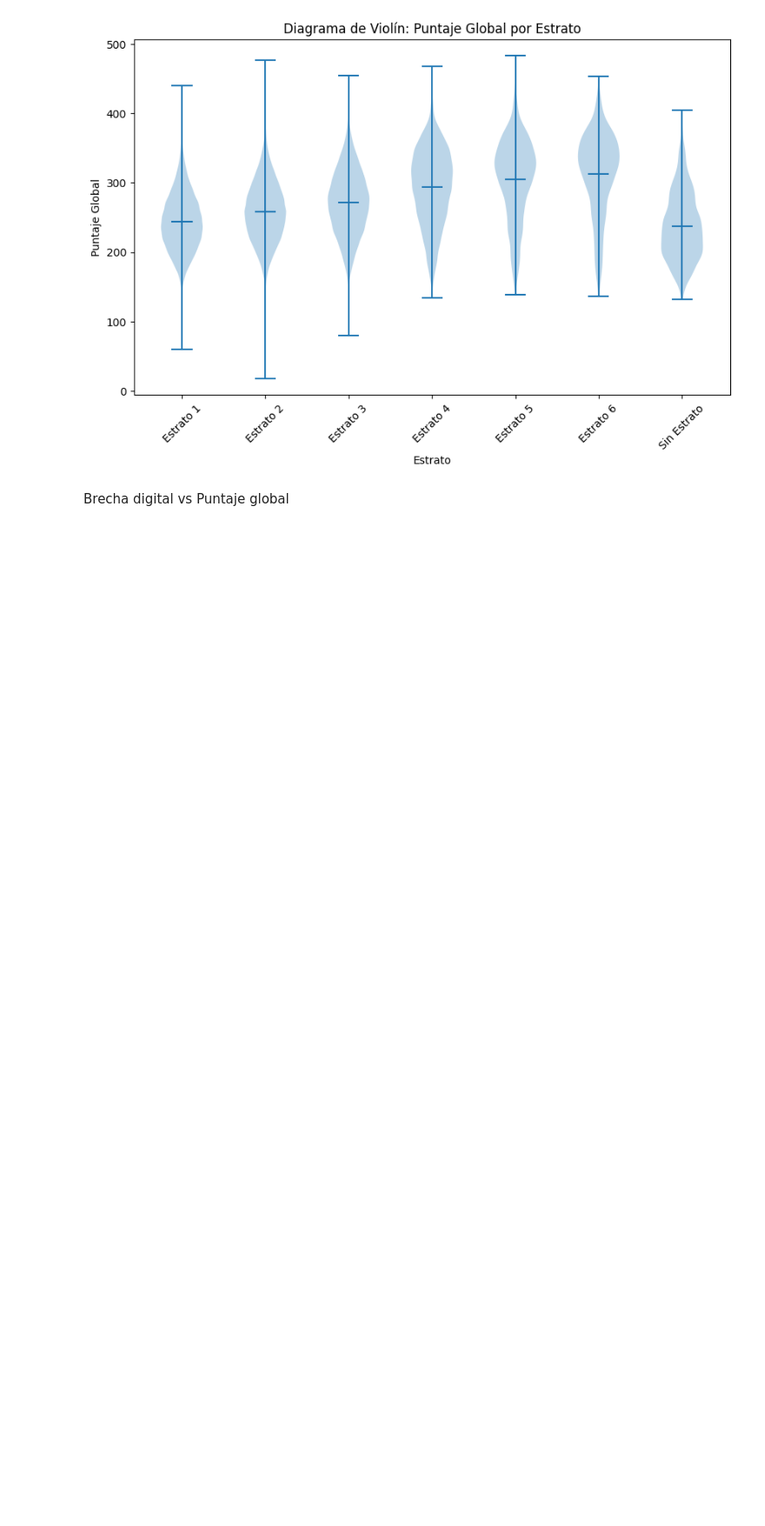
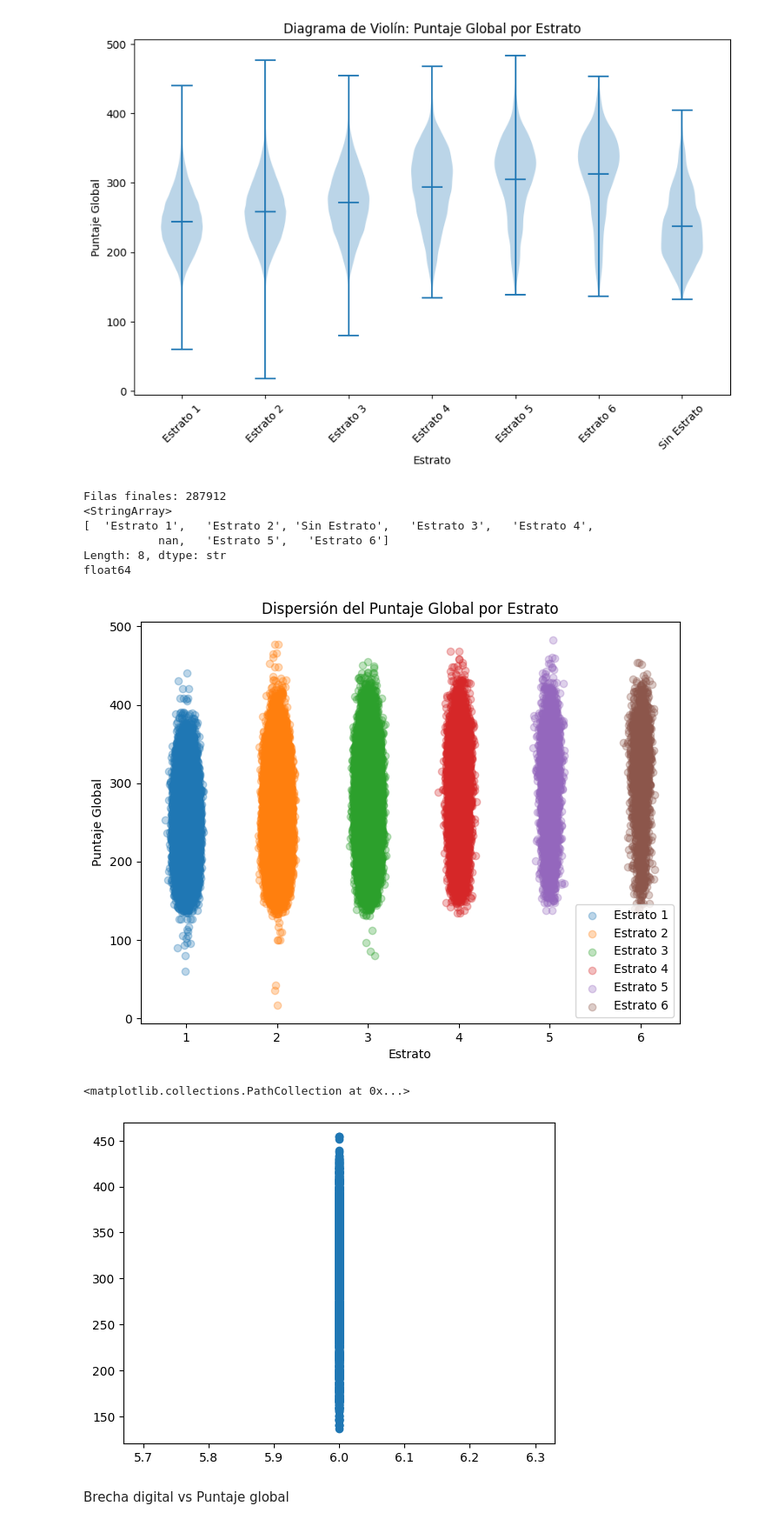
Before and after one commit to isabellagomez2003-sys/Proyecto-1, a Jupyter notebook: pregunta2(Dani).ipynb, the cells around one changed output. Shown at 87% size. Saved outputs shown, nothing was run; the diff lists cells and outputs as text; code cells hidden in the pictures; blank space fills up the shorter version.

```diff
--- a/pregunta2(Dani).ipynb
+++ b/pregunta2(Dani).ipynb
@@ -347,6 +352,67 @@ plt.ylabel("Puntaje Global")
 plt.show()
 # %% [output]
 [figure]
+# %%
+df_scatter = df[["FAMI_ESTRATOVIVIENDA", "PUNT_GLOBAL"]].copy()
+
+# Convertir puntaje a numérico
+df_scatter["PUNT_GLOBAL"] = pd.to_numeric(
+    df_scatter["PUNT_GLOBAL"],
+    errors="coerce"
+)
+
+# Extraer número del estrato (por si viene como texto)
+df_scatter["ESTRATO_NUM"] = (
+    df_scatter["FAMI_ESTRATOVIVIENDA"]
+    .astype(str)
+    .str.extract('(\d+)')
+    .astype(float)
+)
+
+# Eliminar nulos
+df_scatter = df_scatter.dropna()
+
+print("Filas finales:", df_scatter.shape[0])
+
+print(df["FAMI_ESTRATOVIVIENDA"].unique()[:10])
+print(df["PUNT_GLOBAL"].dtype)
+# %% [output]
+Filas finales: 287912
+<StringArray>
+[  'Estrato 1',   'Estrato 2', 'Sin Estrato',   'Estrato 3',   'Estrato 4',
+           nan,   'Estrato 5',   'Estrato 6']
+Length: 8, dtype: str
+float64
+# %%
+import matplotlib.pyplot as plt
+import numpy as np
+
+plt.figure(figsize=(8,6))
+
+for estrato in sorted(df_scatter["ESTRATO_NUM"].unique()):
+    subset = df_scatter[df_scatter["ESTRATO_NUM"] == estrato]
+
+    # agregar pequeño ruido
+    x_jitter = subset["ESTRATO_NUM"] + np.random.normal(0, 0.05, size=len(subset))
+
+    plt.scatter(
+        x_jitter,
+        subset["PUNT_GLOBAL"],
+        alpha=0.3,
+        label=f"Estrato {int(estrato)}"
+    )
+
+plt.xlabel("Estrato")
+plt.ylabel("Puntaje Global")
+plt.title("Dispersión del Puntaje Global por Estrato")
+plt.legend()
+plt.show()
+
+plt.scatter(subset["ESTRATO_NUM"], subset["PUNT_GLOBAL"])
+# %% [output]
+[figure, added]
+<matplotlib.collections.PathCollection at 0x...>
+[figure, added]
 # %% [markdown]
 Brecha digital vs Puntaje global
 # %%
```
Also changed, not shown: parts of 16 cells of this notebook.
